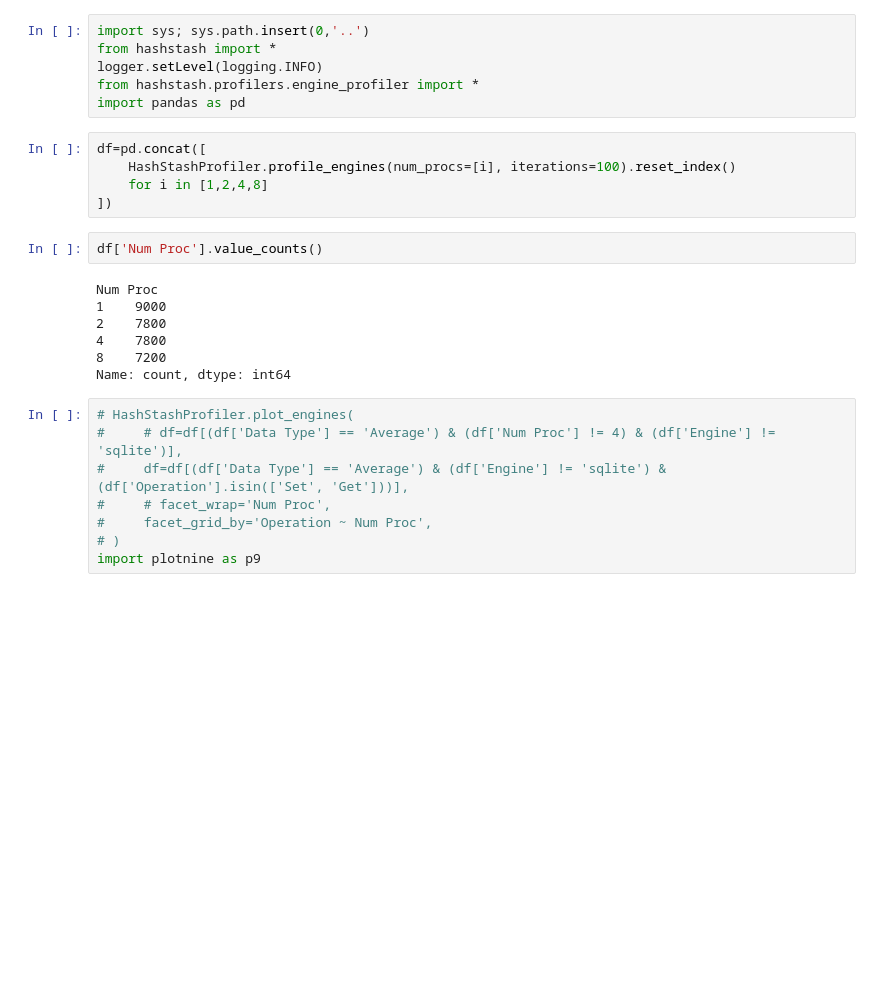
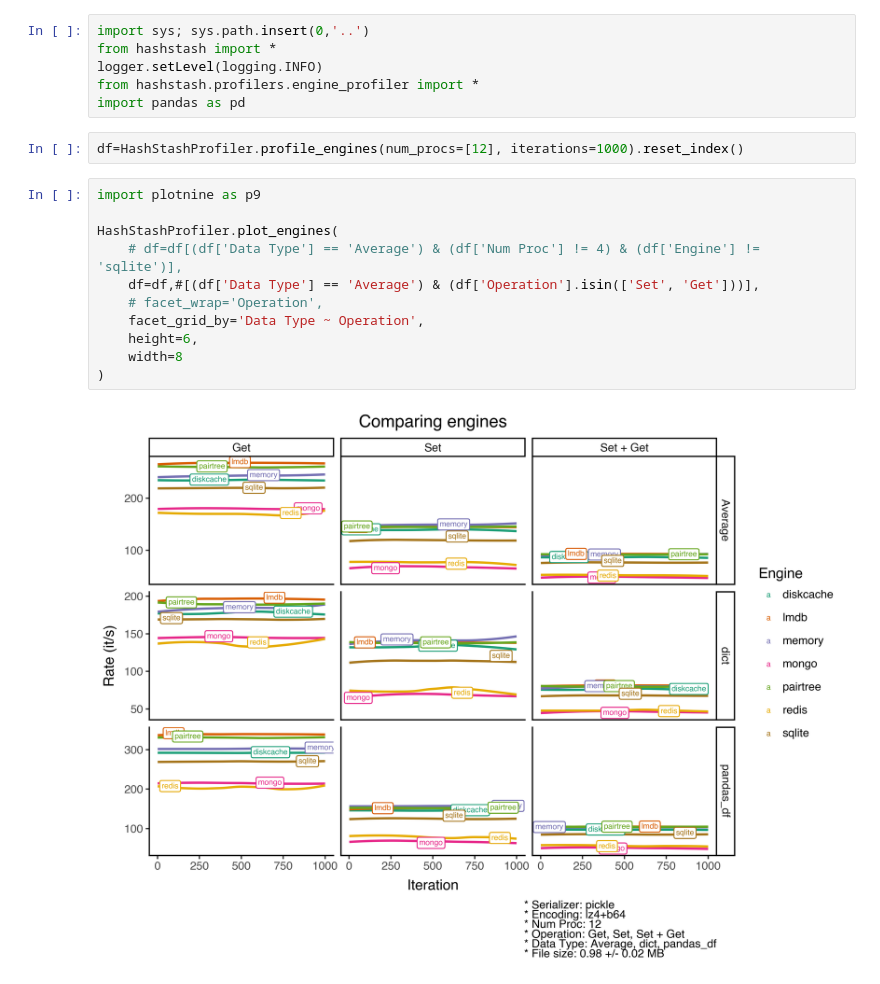
Before and after one commit to quadrismegistus/hashstash, a Jupyter notebook: notebooks/profilers8.ipynb, the cells around one changed output. Drawn from its saved outputs; the diff is of its cells as text; blank space fills up the shorter version.

```diff
--- a/notebooks/profilers8.ipynb
+++ b/notebooks/profilers8.ipynb
@@ -5,24 +5,17 @@ logger.setLevel(logging.INFO)
 from hashstash.profilers.engine_profiler import *
 import pandas as pd
 # %%
-df=pd.concat([
-    HashStashProfiler.profile_engines(num_procs=[i], iterations=100).reset_index()
-    for i in [1,2,4,8]
-])
+df=HashStashProfiler.profile_engines(num_procs=[12], iterations=1000).reset_index()
-# %%
-df['Num Proc'].value_counts()
-# %% [output]
-Num Proc
-1    9000
-2    7800
-4    7800
-8    7200
-Name: count, dtype: int64
 # %%
-# HashStashProfiler.plot_engines(
-#     # df=df[(df['Data Type'] == 'Average') & (df['Num Proc'] != 4) & (df['Engine'] != 'sqlite')],
-#     df=df[(df['Data Type'] == 'Average') & (df['Engine'] != 'sqlite') & (df['Operation'].isin(['Set', 'Get']))],
-#     # facet_wrap='Num Proc',
-#     facet_grid_by='Operation ~ Num Proc',
-# )
 import plotnine as p9
+
+HashStashProfiler.plot_engines(
+    # df=df[(df['Data Type'] == 'Average') & (df['Num Proc'] != 4) & (df['Engine'] != 'sqlite')],
+    df=df,#[(df['Data Type'] == 'Average') & (df['Operation'].isin(['Set', 'Get']))],
+    # facet_wrap='Operation',
+    facet_grid_by='Data Type ~ Operation',
+    height=6,
+    width=8
+)
+# %% [output]
+[figure, added]
```
Also changed, not shown: parts of 5 cells of this notebook, 6 other files.
